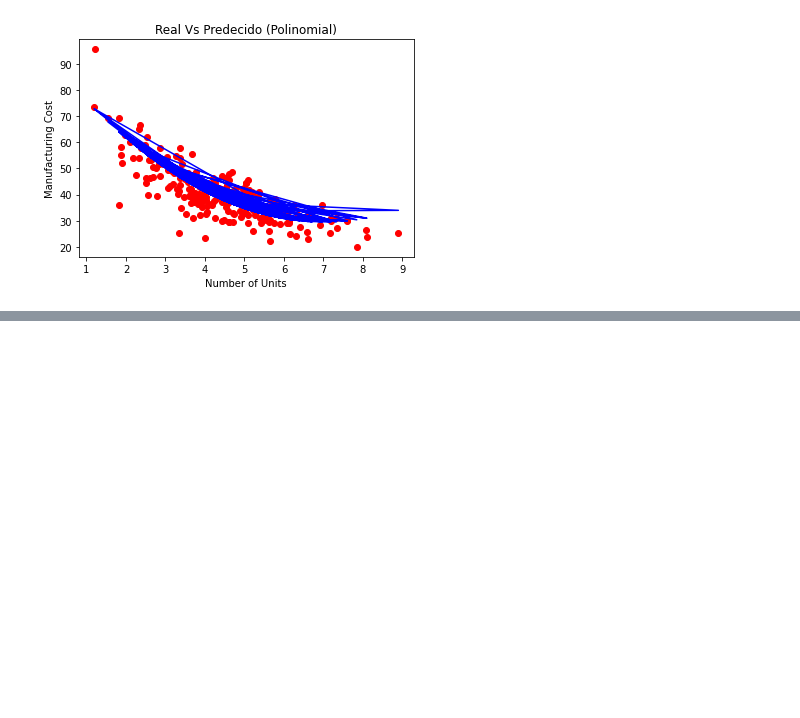
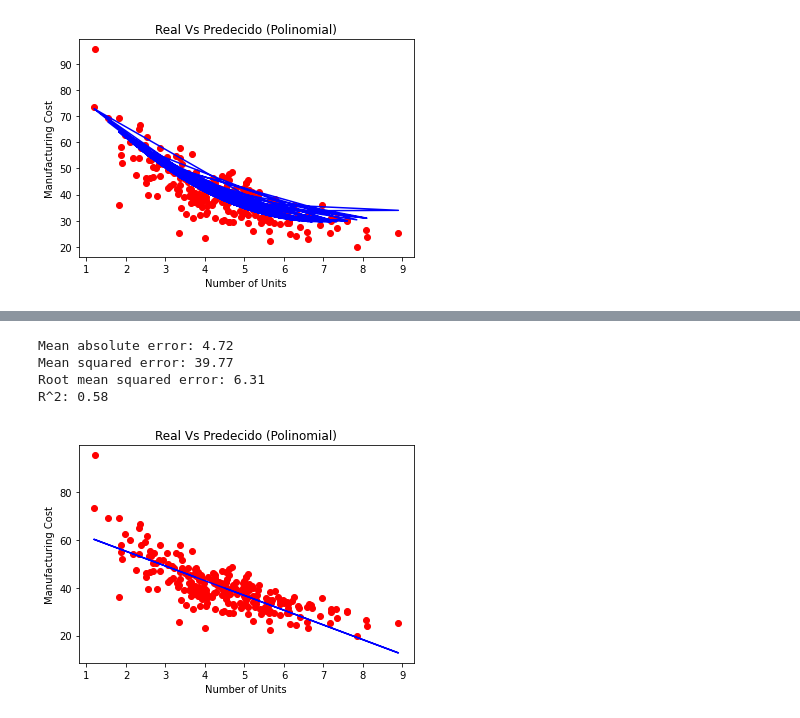
Before and after one commit to rodrigoromanguzman/Actividades_Aprendizaje-, a Jupyter notebook: semana8/regresiones_k_means.ipynb, the cells around one changed output, grey strips where cells are left out. Drawn from its saved outputs; the diff is of its cells as text; code cells hidden in the pictures; blank space fills up the shorter version.

```diff
--- a/semana8/regresiones_k_means.ipynb
+++ b/semana8/regresiones_k_means.ipynb
@@ -186,0 +170,21 @@ plot.show()
+# %%
+from sklearn.linear_model import Ridge, RidgeCV, Lasso
+
+#Modelo Ridge Regression
+ridgeReg = Ridge(alpha=10)
+
+ridgeReg.fit(X_train,y_train)
+
+#train and test scorefor ridge regression
+train_score_ridge = ridgeReg.score(X_train, y_train)
+test_score_ridge = ridgeReg.score(X_test, y_test)
+y_pred = ridgeReg.predict(X_test)
+
+print("\nModelo Ridge ............................................\n")
+print('Coeficiente de la ecuacion: {}'.format(ridgeReg.coef_))
+print('Interseccion de la ecuacion: {}'.format(ridgeReg.intercept_))
+print("\n")
+
+
+print("El valor de entrenamiento para ridge es {}".format(train_score_ridge))
+print("El valor de prueba para ridge es {}".format(test_score_ridge))
@@ -186,0 +200,23 @@ plot.show()
+# %%
+mae = mean_absolute_error(y_test, y_pred)
+mse = mean_squared_error(y_test, y_pred)
+rmse = np.sqrt(mse)
+r2 = r2_score(y_test, y_pred)
+print(f'Mean absolute error: {mae:.2f}')
+print(f'Mean squared error: {mse:.2f}')
+print(f'Root mean squared error: {rmse:.2f}')
+print(f'R^2: {r2:.2f}')
+# %% [output]
+Mean absolute error: 4.72
+Mean squared error: 39.77
+Root mean squared error: 6.31
+R^2: 0.58
+# %%
+plot.scatter(X_test, y_test, color = 'red')
+plot.plot(X_test, y_pred, color = 'blue')
+plot.title('Real Vs Predecido (Polinomial)')
+plot.xlabel('Number of Units')
+plot.ylabel('Manufacturing Cost')
+plot.show()
+# %% [output]
+[figure, added]
```
Also changed, not shown: parts of 7 cells of this notebook.
